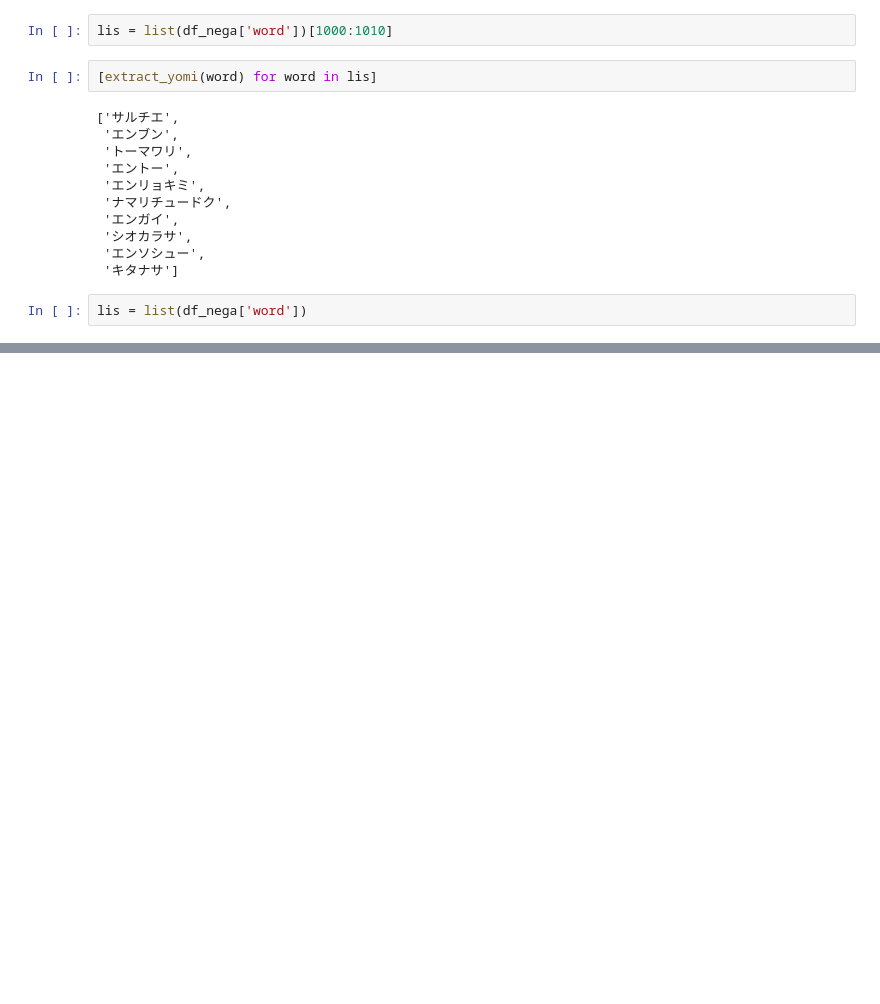
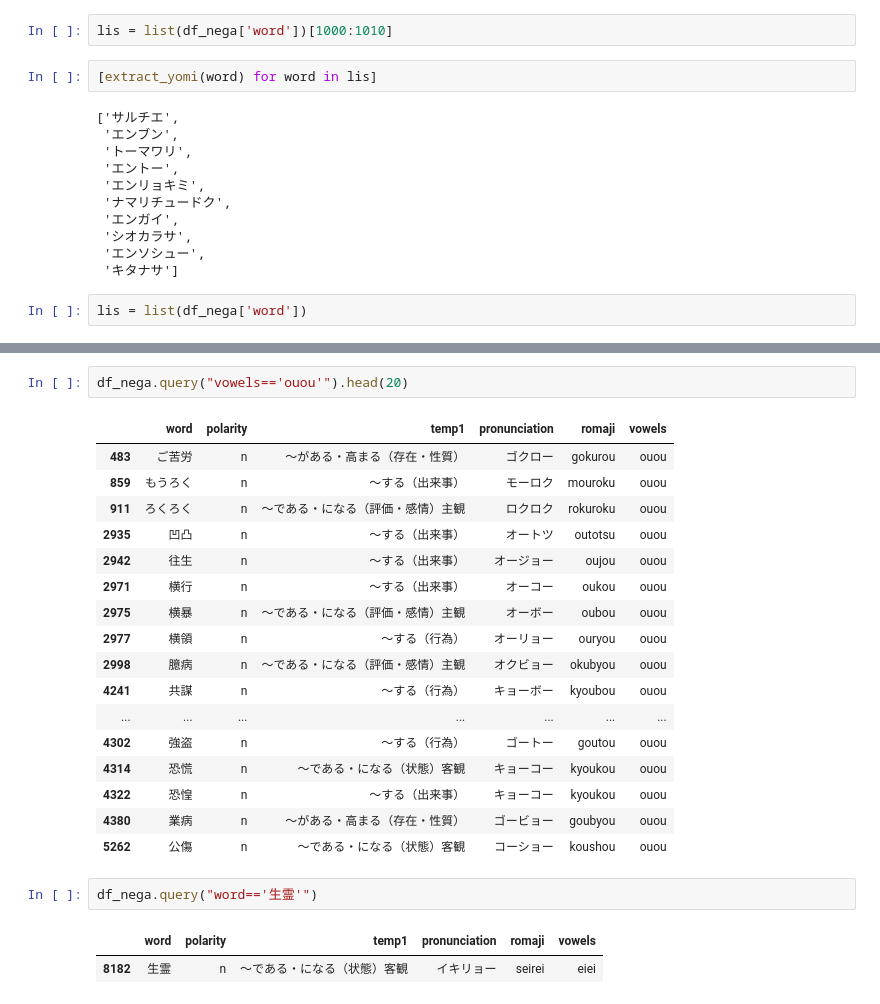
Before and after one commit to Linus-MK/fragments_for_blog, a Jupyter notebook: polarity_rhyme.ipynb, the cells around one changed output, grey strips where cells are left out. Saved outputs shown, nothing was run; the diff lists cells and outputs as text; blank space fills up the shorter version.

```diff
--- a/polarity_rhyme.ipynb
+++ b/polarity_rhyme.ipynb
@@ -125,0 +197,25 @@ See the caveats in the documentation: https://pandas.pydata.org/pandas-docs/stab
+# %%
+df_nega.query("vowels=='ouou'").head(20)
+# %% [output]
+|  | word | polarity | temp1 | pronunciation | romaji | vowels |
+| 483 | ご苦労 | n | 〜がある・高まる（存在・性質） | ゴクロー | gokurou | ouou |
+| 859 | もうろく | n | 〜する（出来事） | モーロク | mouroku | ouou |
+| 911 | ろくろく | n | 〜である・になる（評価・感情）主観 | ロクロク | rokuroku | ouou |
+| 2935 | 凹凸 | n | 〜する（出来事） | オートツ | outotsu | ouou |
+| 2942 | 往生 | n | 〜する（出来事） | オージョー | oujou | ouou |
+| 2971 | 横行 | n | 〜する（出来事） | オーコー | oukou | ouou |
+| 2975 | 横暴 | n | 〜である・になる（評価・感情）主観 | オーボー | oubou | ouou |
+| 2977 | 横領 | n | 〜する（行為） | オーリョー | ouryou | ouou |
+| 2998 | 臆病 | n | 〜である・になる（評価・感情）主観 | オクビョー | okubyou | ouou |
+| 4241 | 共謀 | n | 〜する（行為） | キョーボー | kyoubou | ouou |
+| ... | ... | ... | ... | ... | ... | ... |
+| 4302 | 強盗 | n | 〜する（行為） | ゴートー | goutou | ouou |
+| 4314 | 恐慌 | n | 〜である・になる（状態）客観 | キョーコー | kyoukou | ouou |
+| 4322 | 恐惶 | n | 〜する（出来事） | キョーコー | kyoukou | ouou |
+| 4380 | 業病 | n | 〜がある・高まる（存在・性質） | ゴービョー | goubyou | ouou |
+| 5262 | 公傷 | n | 〜である・になる（状態）客観 | コーショー | koushou | ouou |
+# %%
+df_nega.query("word=='生霊'")
+# %% [output]
+|  | word | polarity | temp1 | pronunciation | romaji | vowels |
+| 8182 | 生霊 | n | 〜である・になる（状態）客観 | イキリョー | seirei | eiei |
```
Also changed, not shown: parts of 10 cells of this notebook.
